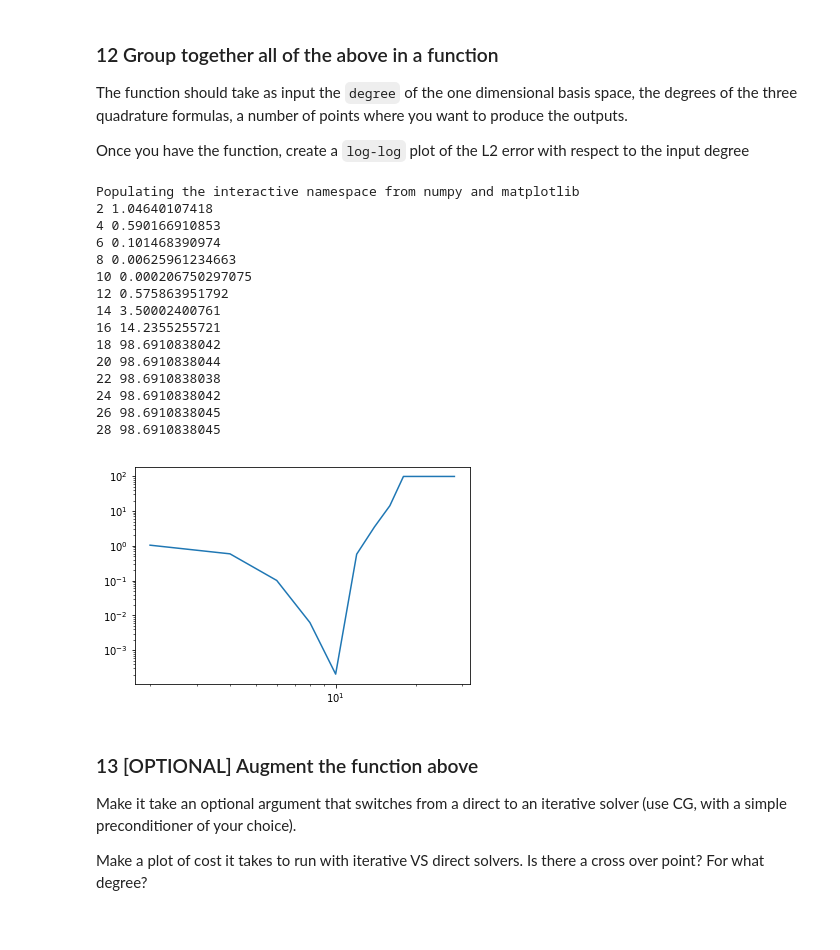
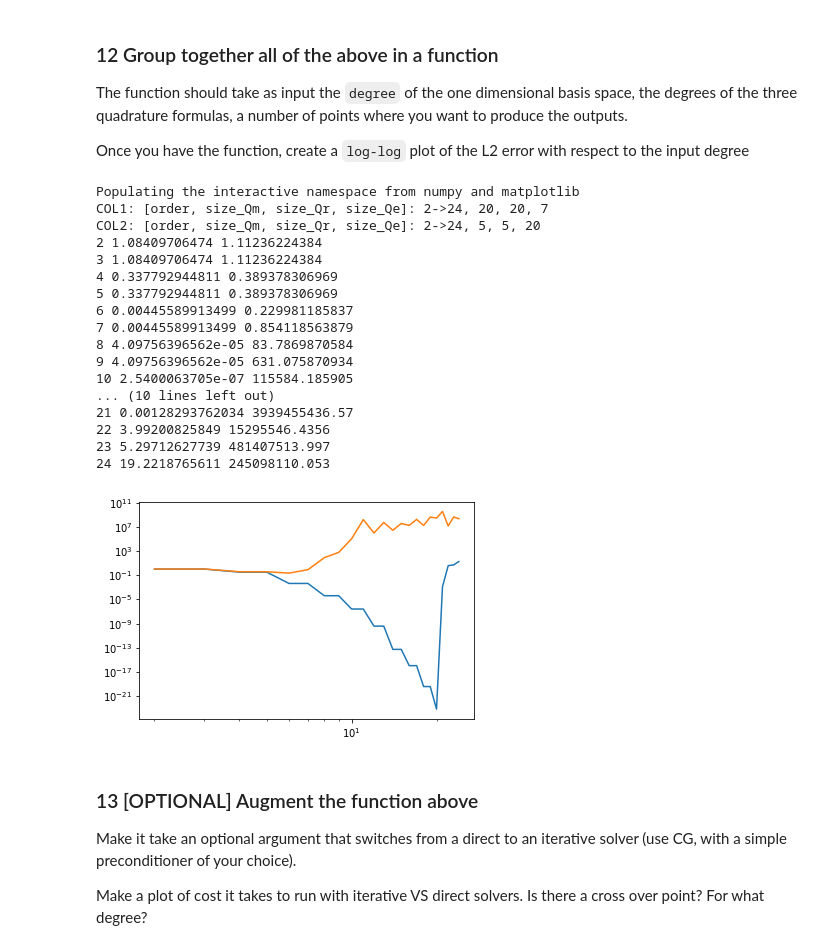
Before and after one commit to ciuffredaluca/P1.4_seed, a Jupyter notebook: FinalProject.ipynb, the cells around one changed output. Drawn from its saved outputs; the diff is of its cells as text; code cells hidden in the pictures.

```diff
--- a/FinalProject.ipynb
+++ b/FinalProject.ipynb
@@ -371,7 +371,7 @@ import sympy as sym
 from mpl_toolkits.mplot3d import axes3d, Axes3D
 %pylab inline
 
-def solver(deg1d,degm=9,degr=9,dege=9,res=257):
+def solver(deg1d,degm=20,degr=20,dege=7,res=257):
     #Definition cheb nodes
     order=deg1d
     C = zeros((order))
@@ -457,56 +457,66 @@ def solver(deg1d,degm=9,degr=9,dege=9,res=257):
         # put your code here to compute f
         F = zeros((len(y), len(x)))
         for i in range(len(x)):
             for j in range(len(y)):
                 F[i][j]=(10*math.pi**2+1.)*math.cos(math.pi*x[i])*math.cos(3*math.pi*y[j])
         return F
     def sol(x,y):
         F = zeros((len(y), len(x)))
         for i in range(len(x)):
             for j in range(len(y)):
                 F[i][j]=math.cos(math.pi*x[i])*math.cos(3*math.pi*y[j])
         return F
     Fr = my_function(Qr,Qr)
     b = einsum('qrij, qr, qr', V2r, Fr, W2r)
     b = b.reshape((order**2))
     #solve
     u = solve(A,b)
     u = reshape(u, (order, order))
     #error
     ue = einsum('qrij, ij', V2e, u)
-    diff=square(ue-sol(Qe,Qe))
-    err=sqrt(einsum('qr, qr', diff, W2e))
+    diff=(ue-sol(Qe,Qe))**2
+    err=einsum('qr, qr', diff, W2e)
     return u,err
 
 
 x_arr=[]
-y_arr=[]
+y1_arr=[]
+y2_arr=[]
 
-for i in range(2,30,2):
+print("COL1: [order, size_Qm, size_Qr, size_Qe]: 2->24, 20, 20, 7")
+print("COL2: [order, size_Qm, size_Qr, size_Qe]: 2->24, 5, 5, 20")
+
+for i in range(2,25):
     err=0
-    u,err=solver(i)
+    err2=0
+    _,err=solver(i)
+    _,err2=solver(i,5,5,20,257)
     x_arr.append(i)
-    y_arr.append(err)
-    print(i, err)
+    y1_arr.append(err)
+    y2_arr.append(err2)
+    print(i, err, err2)
 
-_=loglog(np.array(x_arr),np.array(y_arr))
+_=loglog(np.array(x_arr),np.array(y1_arr))
+_=loglog(np.array(x_arr),np.array(y2_arr))
 # %% [output]
 Populating the interactive namespace from numpy and matplotlib
-2 1.04640107418
-4 0.590166910853
-6 0.101468390974
-8 0.00625961234663
-10 0.000206750297075
-12 0.575863951792
-14 3.50002400761
-16 14.2355255721
-18 98.6910838042
-20 98.6910838044
-22 98.6910838038
-24 98.6910838042
-26 98.6910838045
-28 98.6910838045
+COL1: [order, size_Qm, size_Qr, size_Qe]: 2->24, 20, 20, 7
+COL2: [order, size_Qm, size_Qr, size_Qe]: 2->24, 5, 5, 20
+2 1.08409706474 1.11236224384
+3 1.08409706474 1.11236224384
+4 0.337792944811 0.389378306969
+5 0.337792944811 0.389378306969
+6 0.00445589913499 0.229981185837
+7 0.00445589913499 0.854118563879
+8 4.09756396562e-05 83.7869870584
+9 4.09756396562e-05 631.075870934
+10 2.5400063705e-07 115584.185905
+... (10 lines left out)
+21 0.00128293762034 3939455436.57
+22 3.99200825849 15295546.4356
+23 5.29712627739 481407513.997
+24 19.2218765611 245098110.053
-[figure, old version]
+[figure, new version]
 # %% [markdown]
 ### 13 [OPTIONAL] Augment the function above
 
```
